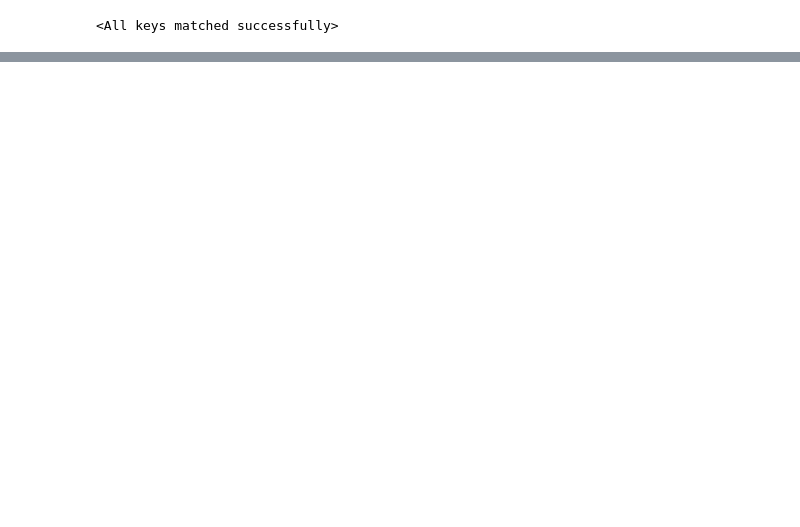
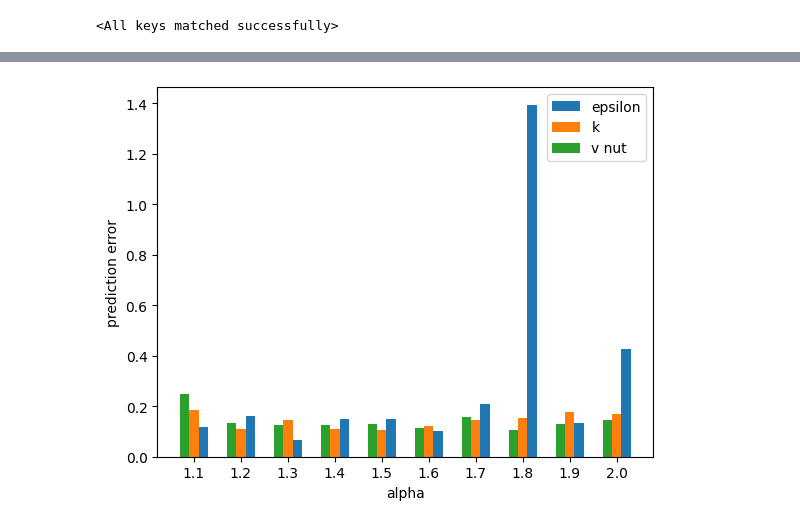
Before and after one commit to pietro99/RANS-project, a Jupyter notebook: viz.ipynb, the cells around one changed output, grey strips where cells are left out. Drawn from its saved outputs; the diff is of its cells as text; code cells hidden in the pictures; blank space fills up the shorter version.

```diff
--- a/viz.ipynb
+++ b/viz.ipynb
@@ -127,0 +128,10 @@ losscontour(x,y, losses3, path='./images/contours_LOSS/contour_all_2.0_300_loss3
+# %%
+
+from tqdm import tqdm
+losses = {}
+for key in tqdm(dataset.file_x.keys()):
+    x, y, z, true_z, losses1, losses2, losses3 = get_data(dataset, model_20, key)
+    losses[key] = {}
+    losses[key]["epsilon"] = losses1.mean()
+    losses[key]["k"] = losses2.mean()
+    losses[key]["v_nut"] = losses3.mean()
@@ -127,0 +152,21 @@ losscontour(x,y, losses3, path='./images/contours_LOSS/contour_all_2.0_300_loss3
+# %%
+import pandas as pd
+
+df = pd.DataFrame(losses).transpose()
+fig, ax = plt.subplots()
+
+df.index = ['1.1', '1.2', '1.3','1.4', '1.5', '1.6','1.7', '1.8', '1.9','2.0']
+indeces = np.arange(10)
+width = 0.2
+
+ax.bar(indeces+0.2,df["epsilon"],width, label='epsilon')
+ax.bar(indeces,df["k"],width, label='k')
+ax.bar(indeces-0.2,df["v_nut"], width ,label='v nut')
+plt.xticks(indeces,df.index)
+plt.xlabel("alpha")
+plt.ylabel("prediction error")
+plt.legend(["epsilon", "k", "v nut"])
+
+plt.savefig(f'./images/results/error_comparison_net_C_4.0=500_S=50_E=300.png.png', dpi=1500)
+# %% [output]
+[figure, added]
```
Also changed, not shown: parts of 8 cells of this notebook, 8 other files.
